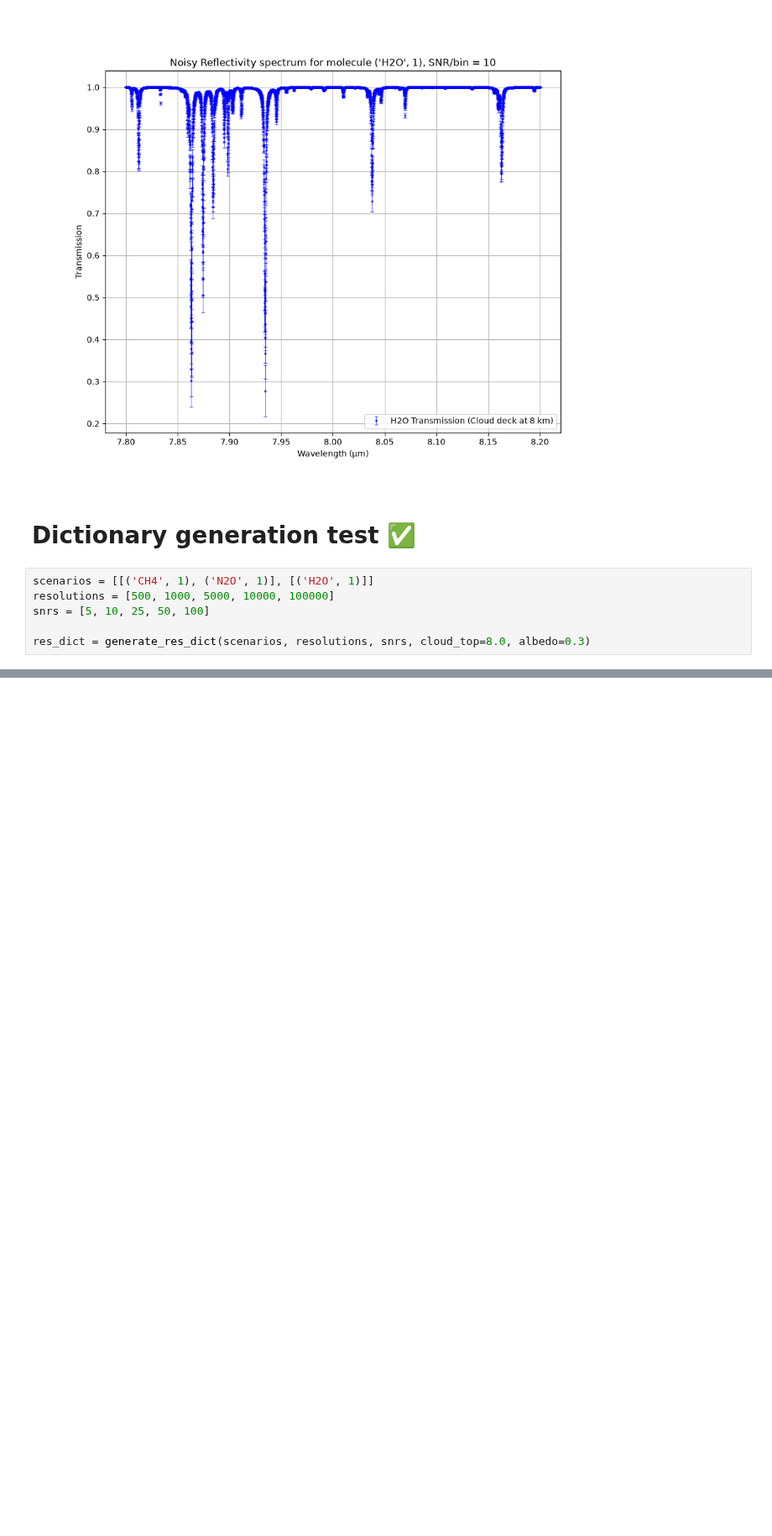
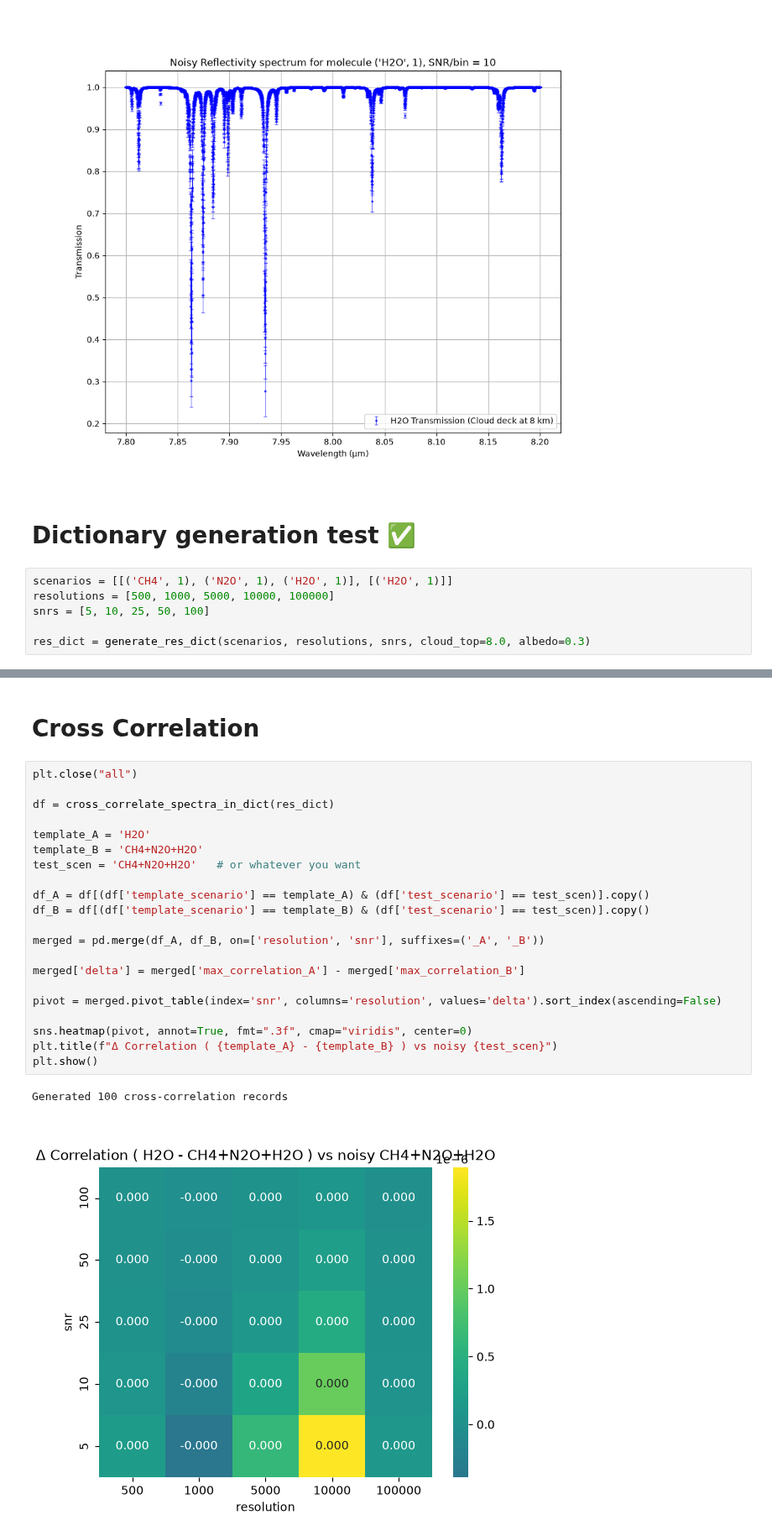
Before and after one commit to zanecollins/sgl_science_case, a Jupyter notebook: sgl_science_case/notebooks/reflectivity_model_cc_tests.ipynb, the cells around one changed output, grey strips where cells are left out. Shown at 84% size. Drawn from its saved outputs; the diff is of its cells as text; blank space fills up the shorter version.

Commit message:
feat: cross-correlation full pipeline working well

```diff
--- a/sgl_science_case/notebooks/reflectivity_model_cc_tests.ipynb
+++ b/sgl_science_case/notebooks/reflectivity_model_cc_tests.ipynb
@@ -385,7 +459,7 @@ plt.show()
 # %% [markdown]
 # Dictionary generation test ✅
 # %%
-scenarios = [[('CH4', 1), ('N2O', 1)], [('H2O', 1)]]
+scenarios = [[('CH4', 1), ('N2O', 1), ('H2O', 1)], [('H2O', 1)]]
 resolutions = [500, 1000, 5000, 10000, 100000]
 snrs = [5, 10, 25, 50, 100]
 
@@ -453,0 +522,26 @@ plt.show()
+# %% [markdown]
+# Cross Correlation
+# %%
+plt.close("all")
+
+df = cross_correlate_spectra_in_dict(res_dict)
+
+template_A = 'H2O'
+template_B = 'CH4+N2O+H2O'
+test_scen = 'CH4+N2O+H2O'   # or whatever you want
+
+df_A = df[(df['template_scenario'] == template_A) & (df['test_scenario'] == test_scen)].copy()
+df_B = df[(df['template_scenario'] == template_B) & (df['test_scenario'] == test_scen)].copy()
+
+merged = pd.merge(df_A, df_B, on=['resolution', 'snr'], suffixes=('_A', '_B'))
+
+merged['delta'] = merged['max_correlation_A'] - merged['max_correlation_B']
+
+pivot = merged.pivot_table(index='snr', columns='resolution', values='delta').sort_index(ascending=False)
+
+sns.heatmap(pivot, annot=True, fmt=".3f", cmap="viridis", center=0)
+plt.title(f"Δ Correlation ( {template_A} - {template_B} ) vs noisy {test_scen}")
+plt.show()
+# %% [output]
+Generated 100 cross-correlation records
+[figure, added]
```
Also changed, not shown: parts of 5 cells of this notebook, 1 other file.
